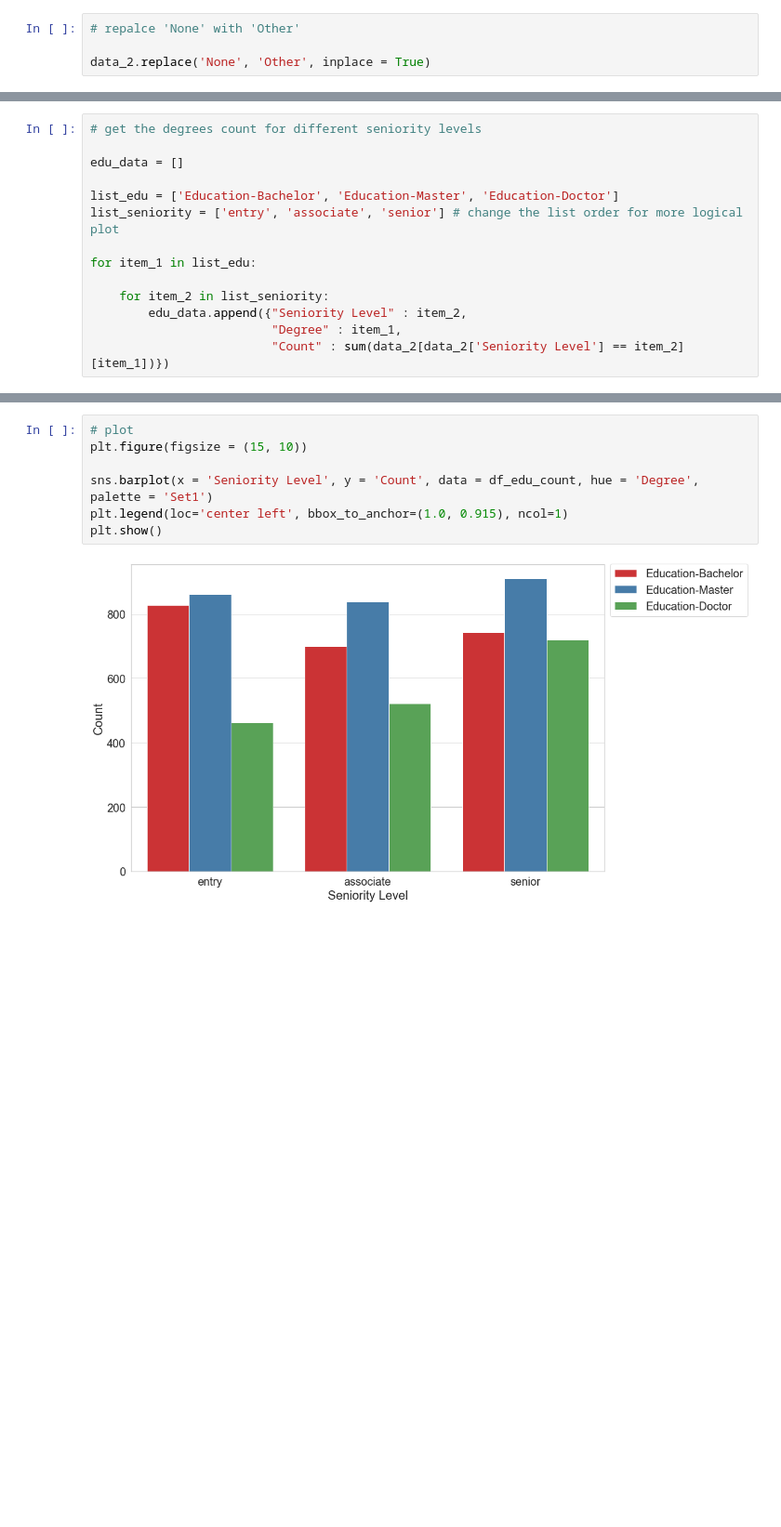
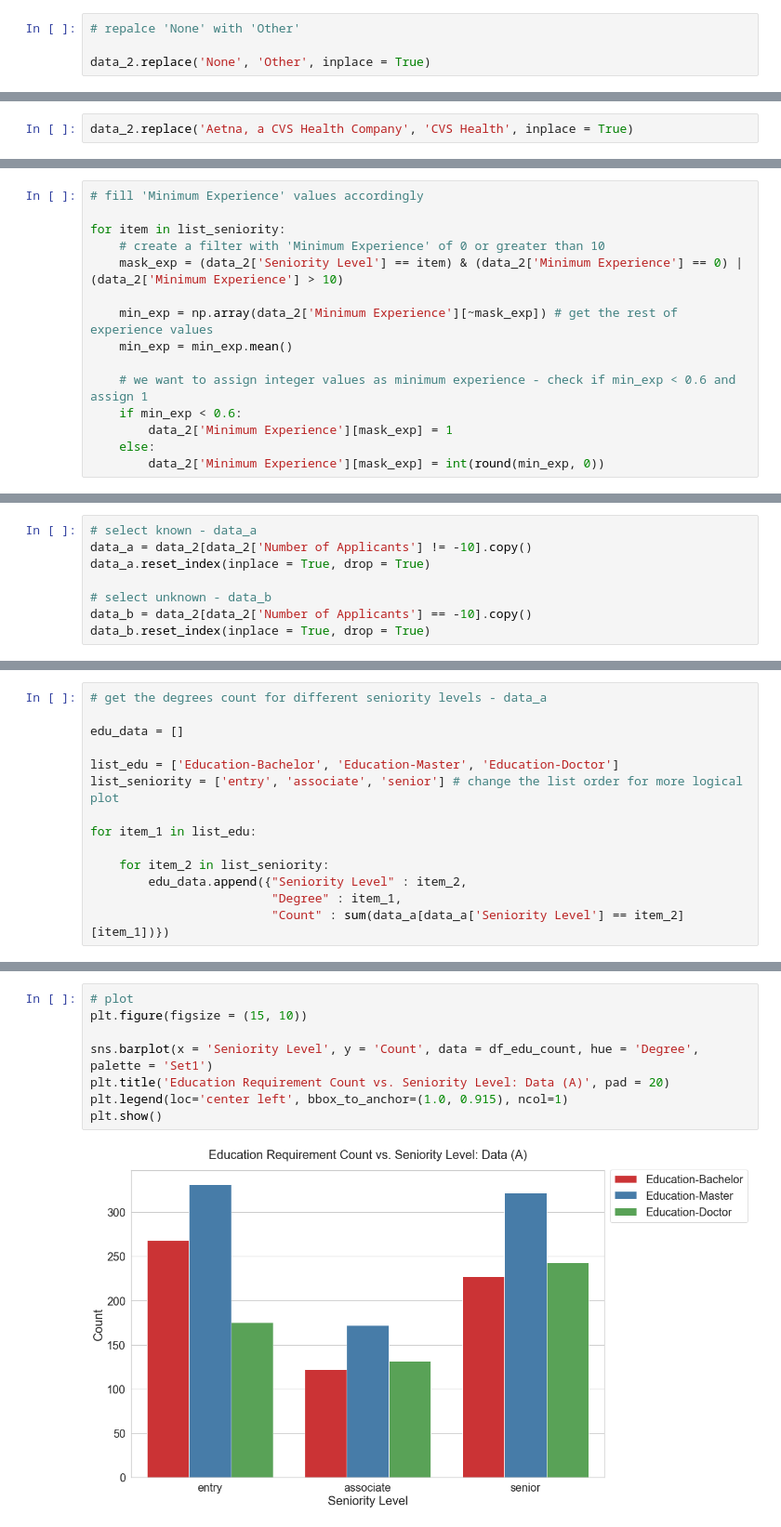
Before and after one commit to marin-stoytchev/Springboard-projects, a Jupyter notebook: CapstoneProject_3/capstone_project3_eda.ipynb, the cells around one changed output, grey strips where cells are left out. Shown at 93% size. Drawn from its saved outputs; the diff is of its cells as text; blank space fills up the shorter version.

Commit message:
Update capstone_project3_eda
Some significant changes made to include data separation by known/unknown number of applicants.

```diff
--- a/CapstoneProject_3/capstone_project3_eda.ipynb
+++ b/CapstoneProject_3/capstone_project3_eda.ipynb
@@ -1214,0 +440,2 @@ It would be interesting to see what the differences are depending on seniority l
+# %%
+data_2.replace('Aetna, a CVS Health Company', 'CVS Health', inplace = True)
@@ -1214,0 +546,15 @@ It would be interesting to see what the differences are depending on seniority l
+# %%
+# fill 'Minimum Experience' values accordingly
+
+for item in list_seniority:
+    # create a filter with 'Minimum Experience' of 0 or greater than 10
+    mask_exp = (data_2['Seniority Level'] == item) & (data_2['Minimum Experience'] == 0) | (data_2['Minimum Experience'] > 10)
+
+    min_exp = np.array(data_2['Minimum Experience'][~mask_exp]) # get the rest of experience values
+    min_exp = min_exp.mean()
+
+    # we want to assign integer values as minimum experience - check if min_exp < 0.6 and assign 1
+    if min_exp < 0.6:
+        data_2['Minimum Experience'][mask_exp] = 1
+    else:
+        data_2['Minimum Experience'][mask_exp] = int(round(min_exp, 0))
@@ -1297,0 +677,8 @@ Education requirements not found - Senior level positions:  363
+# %%
+# select known - data_a
+data_a = data_2[data_2['Number of Applicants'] != -10].copy()
+data_a.reset_index(inplace = True, drop = True)
+
+# select unknown - data_b
+data_b = data_2[data_2['Number of Applicants'] == -10].copy()
+data_b.reset_index(inplace = True, drop = True)
@@ -1298,5 +1231,5 @@ Education requirements not found - Senior level positions:  363
 # %%
-# get the degrees count for different seniority levels
+# get the degrees count for different seniority levels - data_a
 
 edu_data = []
 
@@ -1308,7 +1241,7 @@ for item_1 in list_edu:
     for item_2 in list_seniority:
         edu_data.append({"Seniority Level" : item_2,
                          "Degree" : item_1,
-                         "Count" : sum(data_2[data_2['Seniority Level'] == item_2][item_1])})
+                         "Count" : sum(data_a[data_a['Seniority Level'] == item_2][item_1])})
 # %%
 # create corresponding data frame
 
@@ -1328,9 +1261,10 @@ df_edu_count
 # %%
 # plot
 plt.figure(figsize = (15, 10))
 
 sns.barplot(x = 'Seniority Level', y = 'Count', data = df_edu_count, hue = 'Degree', palette = 'Set1')
+plt.title('Education Requirement Count vs. Seniority Level: Data (A)', pad = 20)
 plt.legend(loc='center left', bbox_to_anchor=(1.0, 0.915), ncol=1)
 plt.show()
 # %% [output]
-[figure, old version]
+[figure, new version]
```
Also changed, not shown: parts of 204 cells of this notebook.
